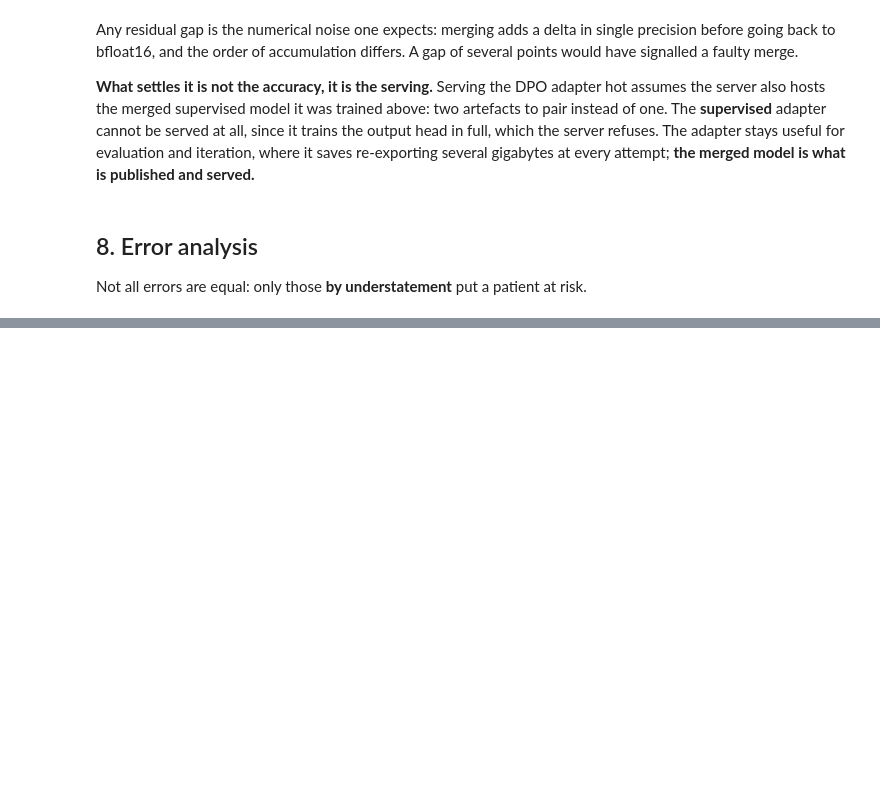
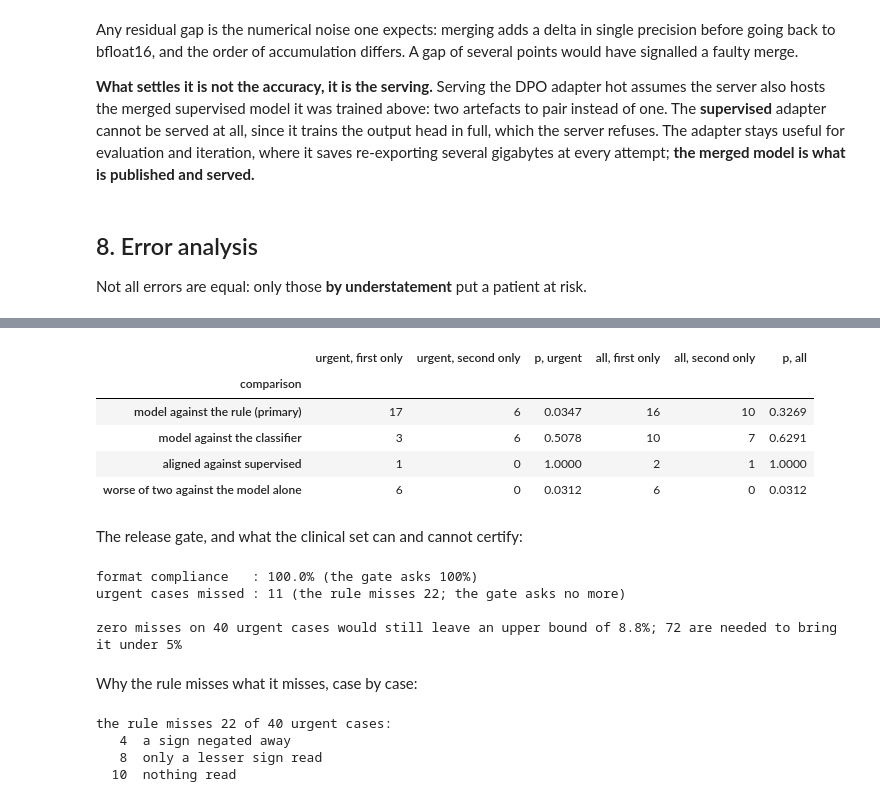
Before and after one commit to BenoitJT-GIRARD/clinical-triage-llm, a Jupyter notebook: notebooks/04_evaluation.ipynb, the cells around one changed output, grey strips where cells are left out. Cells and saved outputs as stored; diff of their text form; code cells hidden in the pictures; blank space fills up the shorter version.

Commit message:
docs(notebooks): report the analyses fixed before the results in the evaluation notebook

```diff
--- a/notebooks/04_evaluation.ipynb
+++ b/notebooks/04_evaluation.ipynb
@@ -349,0 +363,64 @@ RAISON CLINIQUE DE L'ETIQUETTE : Céphalées, troubles visuels et douleur épiga
+# %%
+comparisons = {
+    "model against the rule (primary)": results["model_versus_rule"],
+    "model against the classifier": results["model_versus_classifier"],
+    "aligned against supervised": results["aligned_versus_supervised"],
+    "worse of two against the model alone": results["worse_of_two"]["versus_model_alone"],
+}
+rows = []
+for name, comparison in comparisons.items():
+    urgent, every = comparison["undertriage"], comparison["accuracy"]
+    rows.append(
+        {
+            "comparison": name,
+            "urgent, first only": urgent["model_only"],
+            "urgent, second only": urgent["baseline_only"],
+            "p, urgent": urgent["p_mcnemar"],
+            "all, first only": every["model_only"],
+            "all, second only": every["baseline_only"],
+            "p, all": every["p_mcnemar"],
+        }
+    )
+pd.DataFrame(rows).set_index("comparison")
+# %% [output]
+|  | urgent, first only | urgent, second only | p, urgent | all, first only | all, second only | p, all |
+| comparison |  |  |  |  |  |  |
+| model against the rule (primary) | 17 | 6 | 0.0347 | 16 | 10 | 0.3269 |
+| model against the classifier | 3 | 6 | 0.5078 | 10 | 7 | 0.6291 |
+| aligned against supervised | 1 | 0 | 1.0000 | 2 | 1 | 1.0000 |
+| worse of two against the model alone | 6 | 0 | 0.0312 | 6 | 0 | 0.0312 |
+# %% [markdown]
+The release gate, and what the clinical set can and cannot certify:
+# %%
+shipped_measures = clinical["models"][shipped]
+against_rule = results["model_versus_rule"]["undertriage"]
+print(f"format compliance   : {shipped_measures['format_compliance']:.1%} (the gate asks 100%)")
+print(
+    f"urgent cases missed : {against_rule['model_undertriages']} "
+    f"(the rule misses {against_rule['baseline_undertriages']}; the gate asks no more)"
+)
+resolution = clinical["resolution"]
+print()
+print(
+    f"zero misses on {resolution['urgent_cases']} urgent cases would still leave an upper bound "
+    f"of {resolution['upper_bound_without_miss']:.1%}; "
+    f"{resolution['urgent_cases_needed_for_target']} are needed to bring it under "
+    f"{resolution['target']:.0%}"
+)
+# %% [output]
+format compliance   : 100.0% (the gate asks 100%)
+urgent cases missed : 11 (the rule misses 22; the gate asks no more)
+
+zero misses on 40 urgent cases would still leave an upper bound of 8.8%; 72 are needed to bring it under 5%
+# %% [markdown]
+Why the rule misses what it misses, case by case:
+# %%
+anatomy = results["rule_anatomy"]
+print(f"the rule misses {anatomy['missed']} of {anatomy['urgent_cases']} urgent cases:")
+for cause, count in anatomy["per_cause"].items():
+    print(f"  {count:2d}  {cause}")
+# %% [output]
+the rule misses 22 of 40 urgent cases:
+   4  a sign negated away
+   8  only a lesser sign read
+  10  nothing read
```
Also changed, not shown: parts of 21 cells of this notebook.
